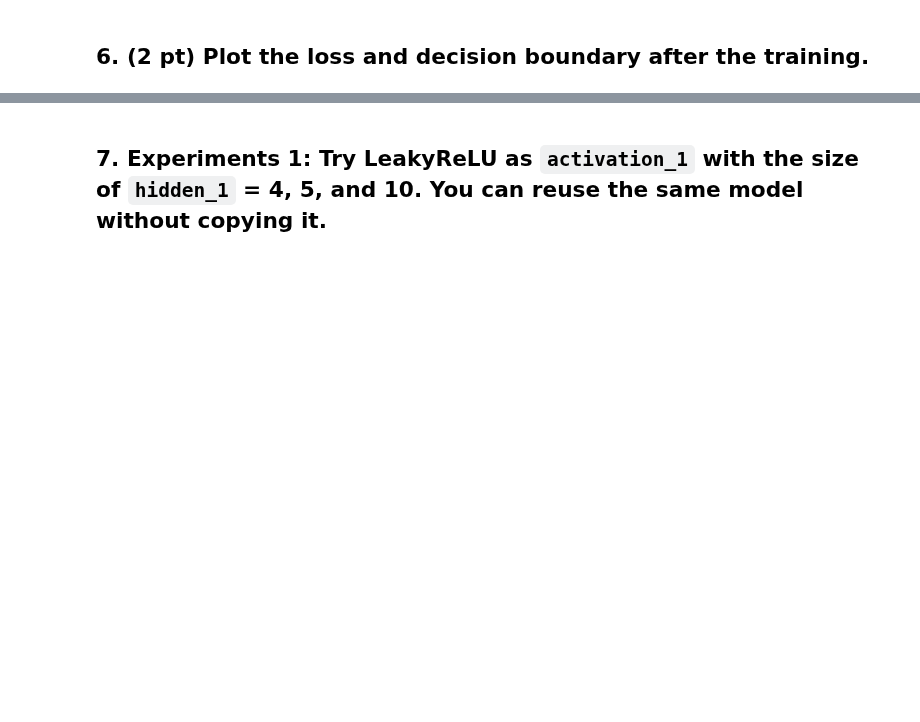
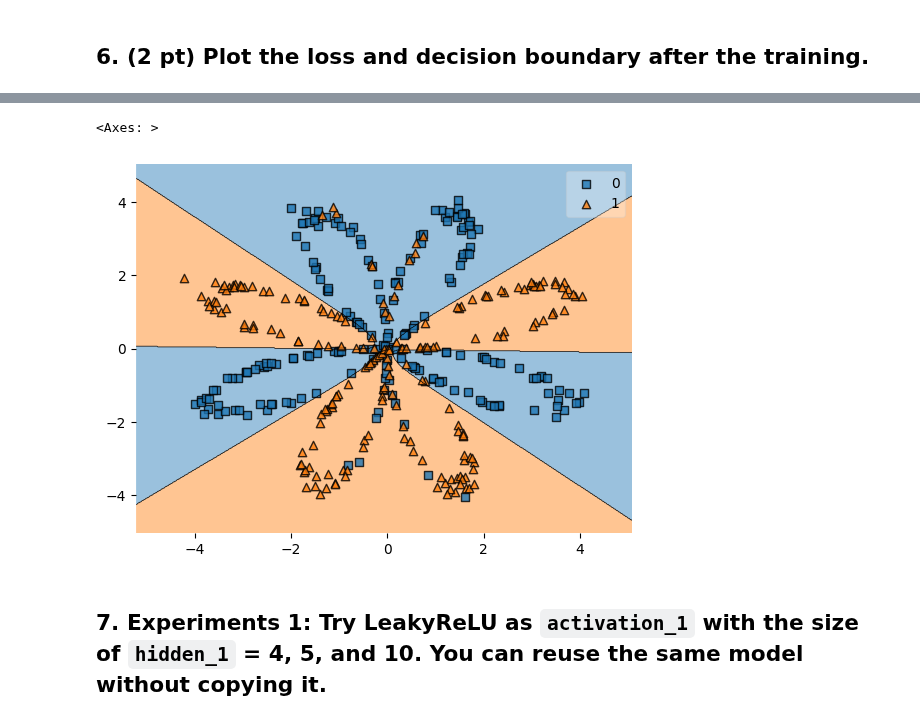
Before and after one commit to Nick-Azzarano/Machine-Learning-Practice, a Jupyter notebook: Spring2025/Homeworks/HW10_Azzarano_Nick.ipynb, the cells around one changed output, grey strips where cells are left out. Saved outputs shown, nothing was run; the diff lists cells and outputs as text; code cells hidden in the pictures; blank space fills up the shorter version.

```diff
--- a/Spring2025/Homeworks/HW10_Azzarano_Nick.ipynb
+++ b/Spring2025/Homeworks/HW10_Azzarano_Nick.ipynb
@@ -165,3 +150,27 @@ model = MyModel(5)
+# %%
+class MyModel(nn.Module):
+    def __init__(self, input_size, hidden_1_size, hidden_2_size, activation_func):
+        super().__init__()
+        self.fc1 = nn.Linear(input_size, hidden_1_size)
+        self.activation = activation_func
+        self.fc2 = nn.Linear(hidden_1_size, hidden_2_size)
+        self.output = nn.Linear(hidden_2_size, 1)
+        self.output_activation = activation_func  # Add Sigmoid for the output layer
+
+    def forward(self, x_batch):
+        o = self.fc1(x_batch)
+        o = self.activation(o)
+        o = self.fc2(o)
+        o = self.activation(o)
+        o = self.output(o)
+        o = self.output_activation(o)  # Apply Sigmoid here
+        return o
+# %%
+input_size = 2
+hidden_1_size = 4
+hidden_2_size = 3
+activation_func = nn.Sigmoid()
+my_model = MyModel(input_size, hidden_1_size, hidden_2_size, activation_func)
 # %% [markdown]
 ## 4. (3 pt) Write the training loop. Use Binary cross-entropy loss. Also, you can use tqdm function to see the training progress. You can start with learning rate 0.01.
 # %%
@@ -189,2 +270,5 @@ RuntimeError: mat1 and mat2 shapes cannot be multiplied (1x10 and 1x5)
+# %%
+# Initialize the Prediction class with the trained model
+my_predictor = Prediction(my_model)
 # %% [markdown]
 ## 6. (2 pt) Plot the loss and decision boundary after the training.
@@ -191,2 +287,7 @@ RuntimeError: mat1 and mat2 shapes cannot be multiplied (1x10 and 1x5)
+# %%
+plot_decision_regions(x,y.reshape(-1,),my_predictor)
+# %% [output]
+<Axes: >
+[figure, added]
 # %% [markdown]
 ## 7. Experiments 1: Try LeakyReLU as `activation_1` with the size of `hidden_1` = 4, 5, and 10. You can reuse the same model without copying it.
```
Also changed, not shown: parts of 18 cells of this notebook.
